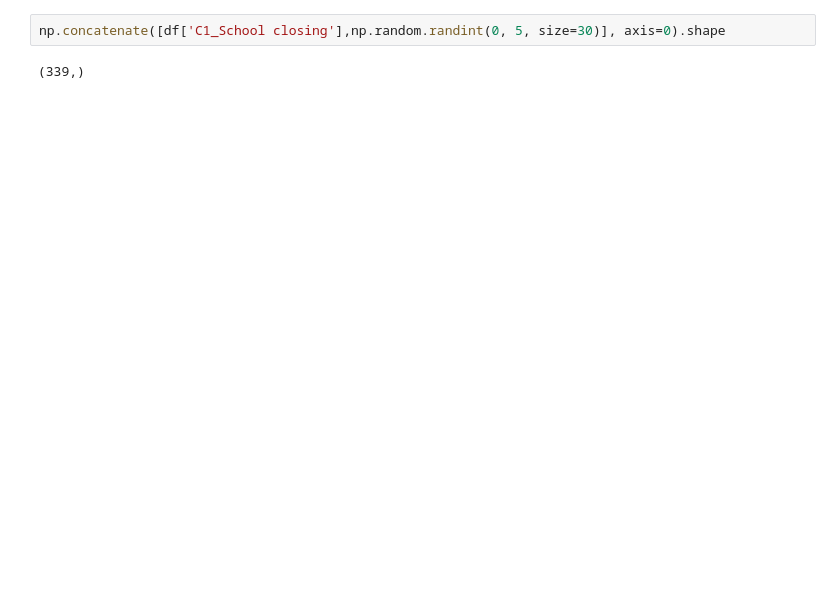
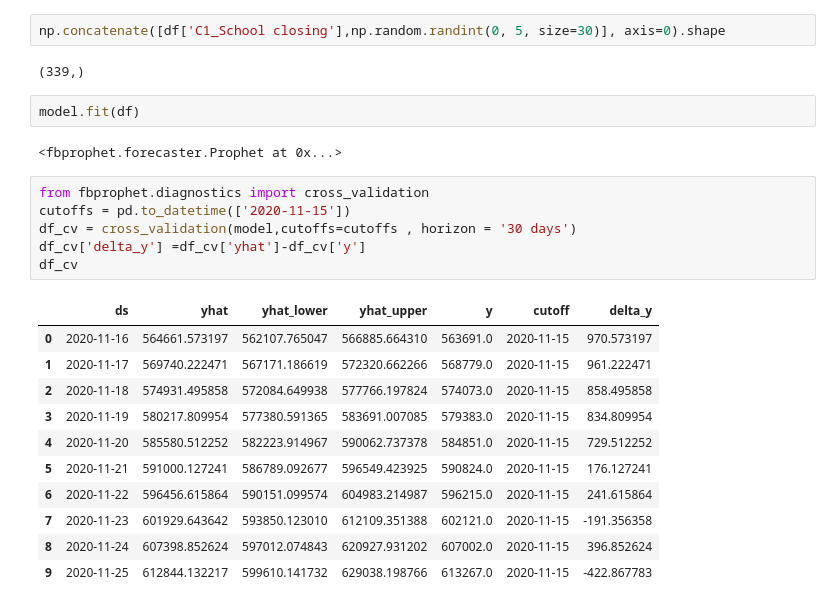
Before and after one commit to brookzhcn/covid-xprize-prawn, a Jupyter notebook: prawn/prophet_predictor.ipynb, the cells around one changed output. Cells and saved outputs as stored; diff of their text form; blank space fills up the shorter version.

```diff
--- a/prawn/prophet_predictor.ipynb
+++ b/prawn/prophet_predictor.ipynb
@@ -42,3 +67,25 @@ for column in NPI_COLUMNS:
 np.concatenate([df['C1_School closing'],np.random.randint(0, 5, size=30)], axis=0).shape
 # %% [output]
 (339,)
+# %%
+model.fit(df)
+# %% [output]
+<fbprophet.forecaster.Prophet at 0x...>
+# %%
+from fbprophet.diagnostics import cross_validation
+cutoffs = pd.to_datetime(['2020-11-15'])
+df_cv = cross_validation(model,cutoffs=cutoffs , horizon = '30 days')
+df_cv['delta_y'] =df_cv['yhat']-df_cv['y']
+df_cv
+# %% [output]
+|  | ds | yhat | yhat_lower | yhat_upper | y | cutoff | delta_y |
+| 0 | 2020-11-16 | 564661.573197 | 562107.765047 | 566885.664310 | 563691.0 | 2020-11-15 | 970.573197 |
+| 1 | 2020-11-17 | 569740.222471 | 567171.186619 | 572320.662266 | 568779.0 | 2020-11-15 | 961.222471 |
+| 2 | 2020-11-18 | 574931.495858 | 572084.649938 | 577766.197824 | 574073.0 | 2020-11-15 | 858.495858 |
+| 3 | 2020-11-19 | 580217.809954 | 577380.591365 | 583691.007085 | 579383.0 | 2020-11-15 | 834.809954 |
+| 4 | 2020-11-20 | 585580.512252 | 582223.914967 | 590062.737378 | 584851.0 | 2020-11-15 | 729.512252 |
+| 5 | 2020-11-21 | 591000.127241 | 586789.092677 | 596549.423925 | 590824.0 | 2020-11-15 | 176.127241 |
+| 6 | 2020-11-22 | 596456.615864 | 590151.099574 | 604983.214987 | 596215.0 | 2020-11-15 | 241.615864 |
+| 7 | 2020-11-23 | 601929.643642 | 593850.123010 | 612109.351388 | 602121.0 | 2020-11-15 | -191.356358 |
+| 8 | 2020-11-24 | 607398.852624 | 597012.074843 | 620927.931202 | 607002.0 | 2020-11-15 | 396.852624 |
+| 9 | 2020-11-25 | 612844.132217 | 599610.141732 | 629038.198766 | 613267.0 | 2020-11-15 | -422.867783 |
```
Also changed, not shown: parts of 11 cells of this notebook.
